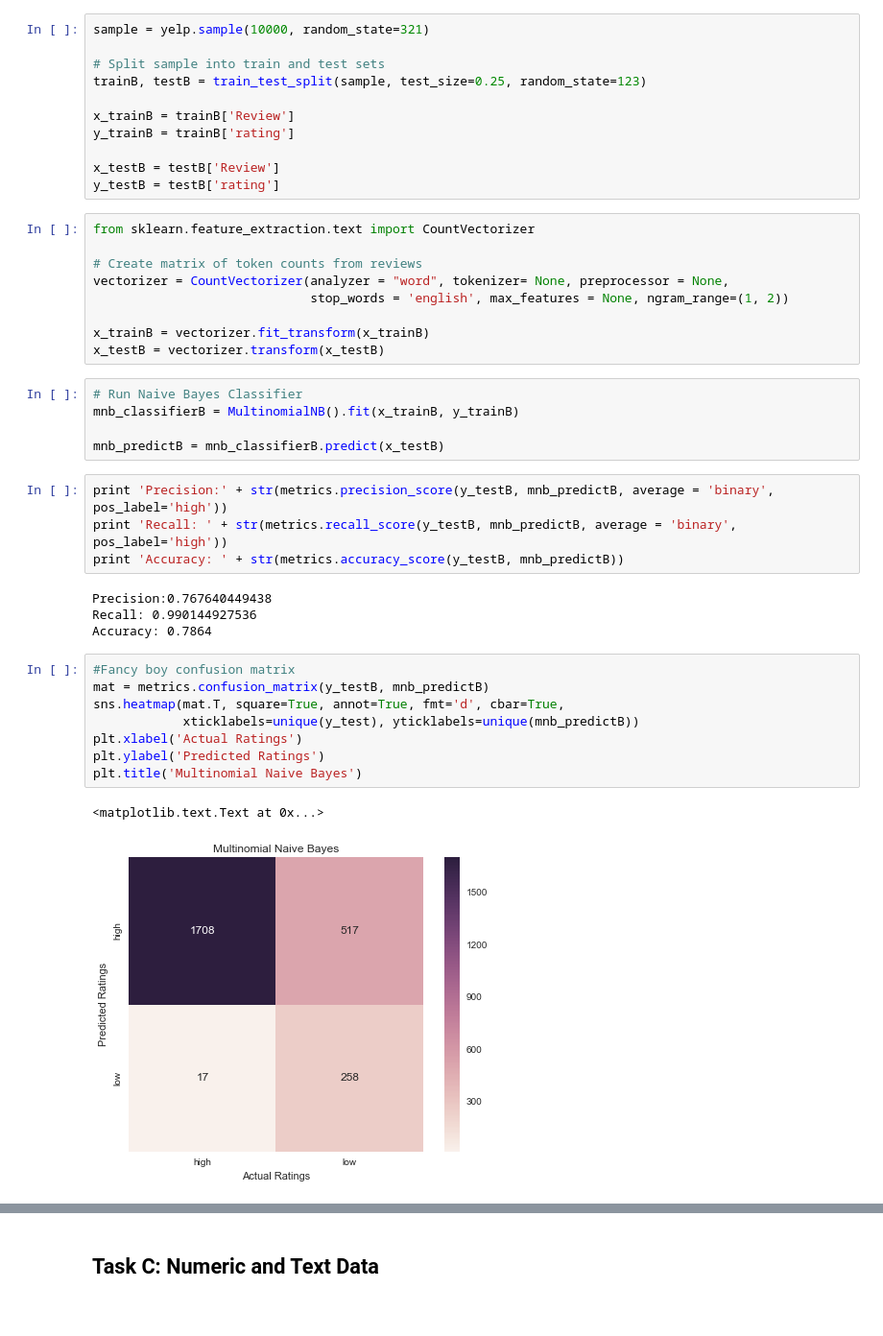
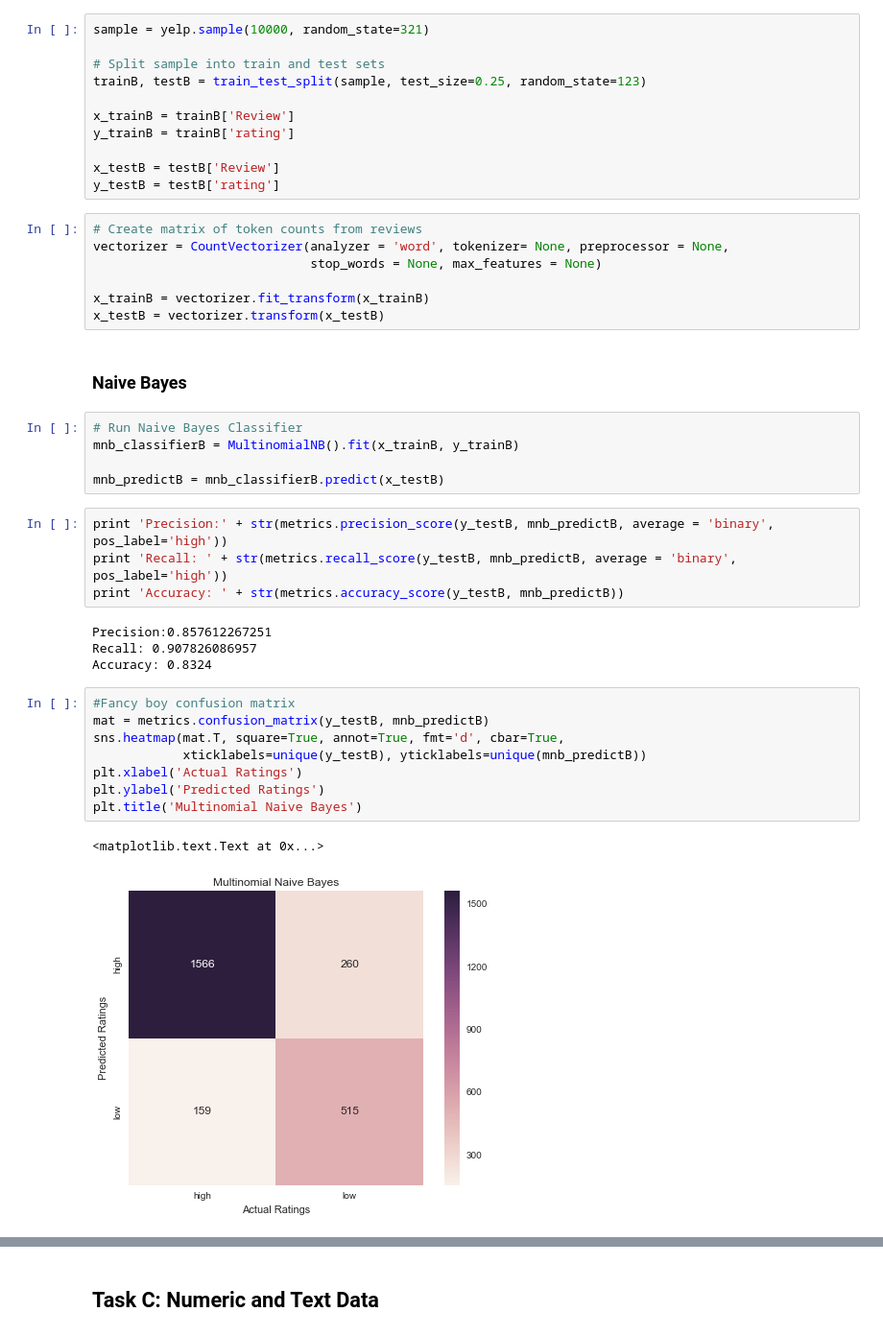
Before and after one commit to brbeckelman/MSBA-Class, a Jupyter notebook: Assignment2/Assignment2.ipynb, the cells around one changed output, grey strips where cells are left out. Shown at 96% size. Saved outputs shown, nothing was run; the diff lists cells and outputs as text.

```diff
--- a/Assignment2/Assignment2.ipynb
+++ b/Assignment2/Assignment2.ipynb
@@ -201,14 +193,14 @@ y_trainB = trainB['rating']
 x_testB = testB['Review']
 y_testB = testB['rating']
 # %%
-from sklearn.feature_extraction.text import CountVectorizer
-
 # Create matrix of token counts from reviews
-vectorizer = CountVectorizer(analyzer = "word", tokenizer= None, preprocessor = None,
-                             stop_words = 'english', max_features = None, ngram_range=(1, 2))
+vectorizer = CountVectorizer(analyzer = 'word', tokenizer= None, preprocessor = None,
+                             stop_words = None, max_features = None)
 
 x_trainB = vectorizer.fit_transform(x_trainB)
 x_testB = vectorizer.transform(x_testB)
+# %% [markdown]
+### Naive Bayes
 # %%
 # Run Naive Bayes Classifier
 mnb_classifierB = MultinomialNB().fit(x_trainB, y_trainB)
@@ -219,17 +211,17 @@ print 'Precision:' + str(metrics.precision_score(y_testB, mnb_predictB, average
 print 'Recall: ' + str(metrics.recall_score(y_testB, mnb_predictB, average = 'binary', pos_label='high'))
 print 'Accuracy: ' + str(metrics.accuracy_score(y_testB, mnb_predictB))
 # %% [output]
-Precision:0.767640449438
-Recall: 0.990144927536
-Accuracy: 0.7864
+Precision:0.857612267251
+Recall: 0.907826086957
+Accuracy: 0.8324
 # %%
 #Fancy boy confusion matrix
 mat = metrics.confusion_matrix(y_testB, mnb_predictB)
 sns.heatmap(mat.T, square=True, annot=True, fmt='d', cbar=True,
-            xticklabels=unique(y_test), yticklabels=unique(mnb_predictB))
+            xticklabels=unique(y_testB), yticklabels=unique(mnb_predictB))
 plt.xlabel('Actual Ratings')
 plt.ylabel('Predicted Ratings')
 plt.title('Multinomial Naive Bayes')
 # %% [output]
 <matplotlib.text.Text at 0x...>
-[figure, old version]
+[figure, new version]
```
Also changed, not shown: parts of 13 cells of this notebook.
